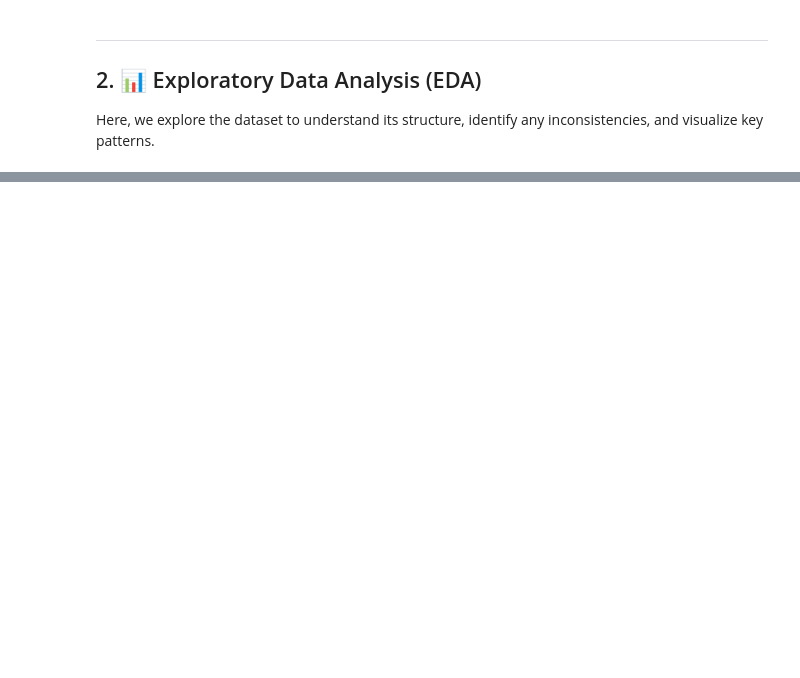
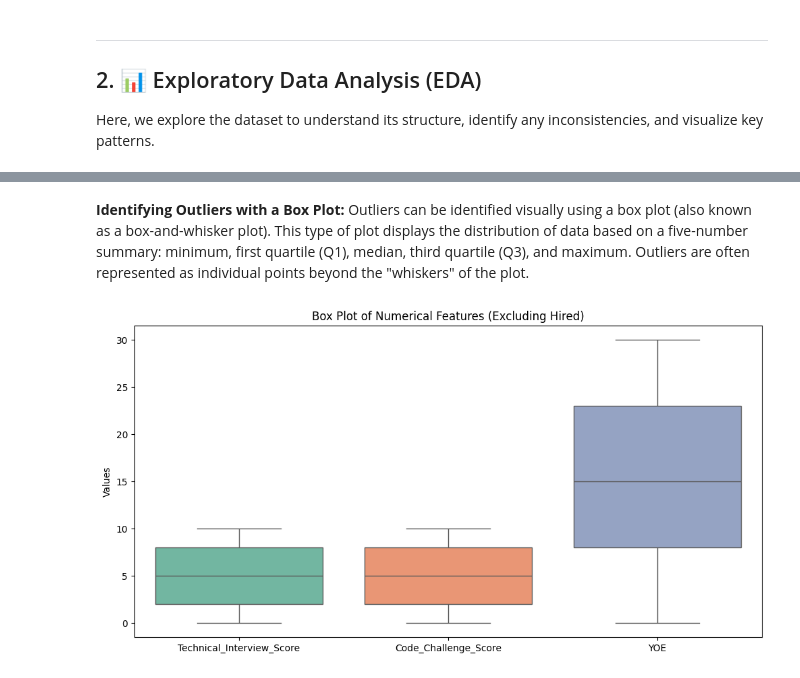
Before and after one commit to alej0909/Workshop_ETL, a Jupyter notebook: notebooks/data_cleaning_and_analysis.ipynb, the cells around one changed output, grey strips where cells are left out. Saved outputs shown, nothing was run; the diff lists cells and outputs as text; code cells hidden in the pictures; blank space fills up the shorter version.

```diff
--- a/notebooks/data_cleaning_and_analysis.ipynb
+++ b/notebooks/data_cleaning_and_analysis.ipynb
@@ -44,3 +51,9 @@ Successfully connected to the database postgres!
+# %%
+base = declarative_base()
+table = aliased(CandidatesRaw)
+# %%
+query = session.query(table).statement
+df = pd.read_sql(query, engine)
 # %% [markdown]
 ---
 ## 2. 📊 Exploratory Data Analysis (EDA)
@@ -47,0 +152,6 @@ Here, we explore the dataset to understand its structure, identify any inconsist
+# %%
+# Add the 'Hired' column based on the criteria
+df['Hired'] = ((df['Technical_Interview_Score'] >= 7) & (df['Code_Challenge_Score'] >= 7)).astype(int)
+
+# Show a preview to confirm the column was added correctly
+df.head()
@@ -47,0 +165,18 @@ Here, we explore the dataset to understand its structure, identify any inconsist
+# %%
+# Define a rule of thumb for minimum YOE by Seniority level
+seniority_rules = {
+    'Intern': 0,
+    'Junior': 1,
+    'Mid-Level': 3,
+    'Senior': 5,
+    'Lead': 7,
+    'Architect': 10
+}
+
+# Detect inconsistencies
+df['Expected_YOE'] = df['Seniority'].map(seniority_rules)
+inconsistent_seniority = df[df['YOE'] < df['Expected_YOE']]
+
+# Display inconsistencies
+print(f"Number of seniority inconsistencies: {len(inconsistent_seniority)}")
+print(inconsistent_seniority[['First_Name', 'Last_Name', 'Email', 'Seniority', 'YOE', 'Expected_YOE']])
@@ -47,0 +248,15 @@ Here, we explore the dataset to understand its structure, identify any inconsist
+# %% [markdown]
+**Identifying Outliers with a Box Plot:**
+Outliers can be identified visually using a box plot (also known as a box-and-whisker plot). This type of plot displays the distribution of data based on a five-number summary: minimum, first quartile (Q1), median, third quartile (Q3), and maximum. Outliers are often represented as individual points beyond the "whiskers" of the plot.
+# %%
+# Select numerical columns excluding 'Hired' and 'ID'
+numerical_columns = ['Technical_Interview_Score', 'Code_Challenge_Score', 'YOE']
+
+# Create a box plot for each numerical column
+plt.figure(figsize=(12, 6))
+sns.boxplot(data=df[numerical_columns], palette='Set2')
+plt.title('Box Plot of Numerical Features (Excluding Hired)')
+plt.ylabel('Values')
+plt.show()
+# %% [output]
+[figure, added]
```
Also changed, not shown: parts of 37 cells of this notebook, 2 other files.
